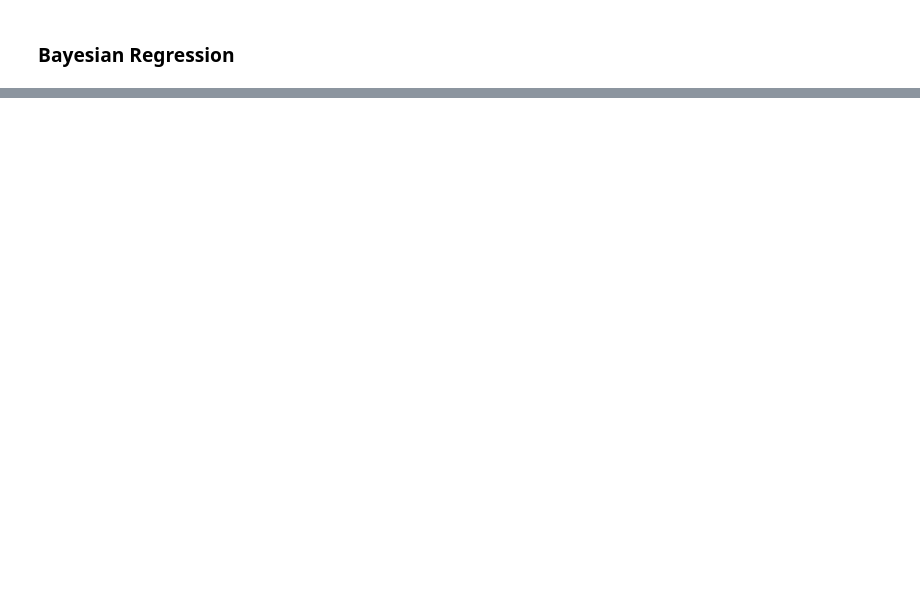
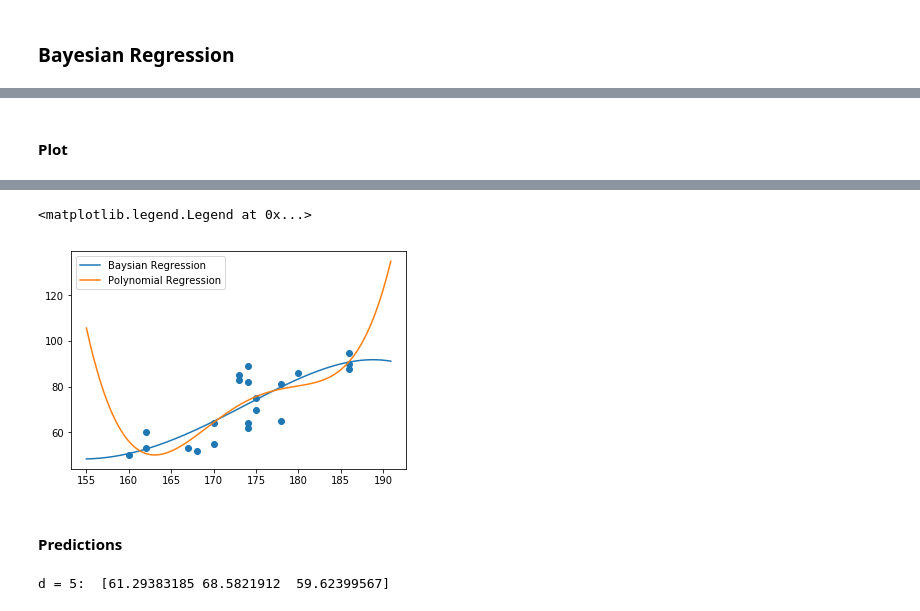
Before and after one commit to ManojPrabhakar/PatternRecognition, a Jupyter notebook: Project2/2.3/2.3.ipynb, the cells around one changed output, grey strips where cells are left out. Saved outputs shown, nothing was run; the diff lists cells and outputs as text; code cells hidden in the pictures; blank space fills up the shorter version.

```diff
--- a/Project2/2.3/2.3.ipynb
+++ b/Project2/2.3/2.3.ipynb
@@ -38,4 +101,2 @@ To use the future default and silence this warning we advise to pass `rcond=None
 # %% [markdown]
 ### Bayesian Regression
-# %%
-w_map = np.dot(np.dot(np.linalg.inv(np.dot(X,X.T) + sigmasq/sigma0sq * I),X),y_wo)
@@ -74,0 +103,35 @@ print(outliers)
+# %%
+# Calculates and returns weights for polynomial using bayesian regression
+# Variables:-
+#   x: data
+#   y: label
+#   d: degree of polynomial
+def get_w_map(x, y, d, sigma0sq):
+    I = np.identity(d+1)
+    X = np.ones(x.shape)
+    for i in range(d):
+        X = np.vstack((X, x**(i+1)))
+
+    sigmasq = np.var(y)
+    w_map = np.dot(np.dot(np.linalg.inv(np.dot(X,X.T) + sigmasq/sigma0sq * I),X),y)
+
+    return w_map
+# %% [markdown]
+#### Plot
+# %%
+sigma0sq = 3.0
+plt.scatter(x_wo, y_wo)
+x_plot = np.arange(np.amin(x_wo)-5,np.amax(x_wo)+5,0.1)
+
+# Bayesian Regression. d = 5
+w_map = get_w_map(x_wo, y_wo, 5, sigma0sq)
+y_map = predict(x_plot, w_map, 5)
+
+# Polynomial Regression. d = 5
+w_mle = get_w_mle(x_wo, y_wo, 5)
+y_mle = predict(x_plot, w_mle, 5)
+
+plt.plot(x_plot, y_map)
+plt.plot(x_plot, y_mle)
+plt.gca().legend(('Baysian Regression','Polynomial Regression'))
+# %% [output]
@@ -74,0 +140,8 @@ print(outliers)
+<matplotlib.legend.Legend at 0x...>
+[figure, added]
+# %% [markdown]
+#### Predictions
+# %%
+print("d = 5: ", predict(outliers['h'], w_map, 5))
+# %% [output]
+d = 5:  [61.29383185 68.5821912  59.62399567]
```
Also changed, not shown: parts of 19 cells of this notebook.
